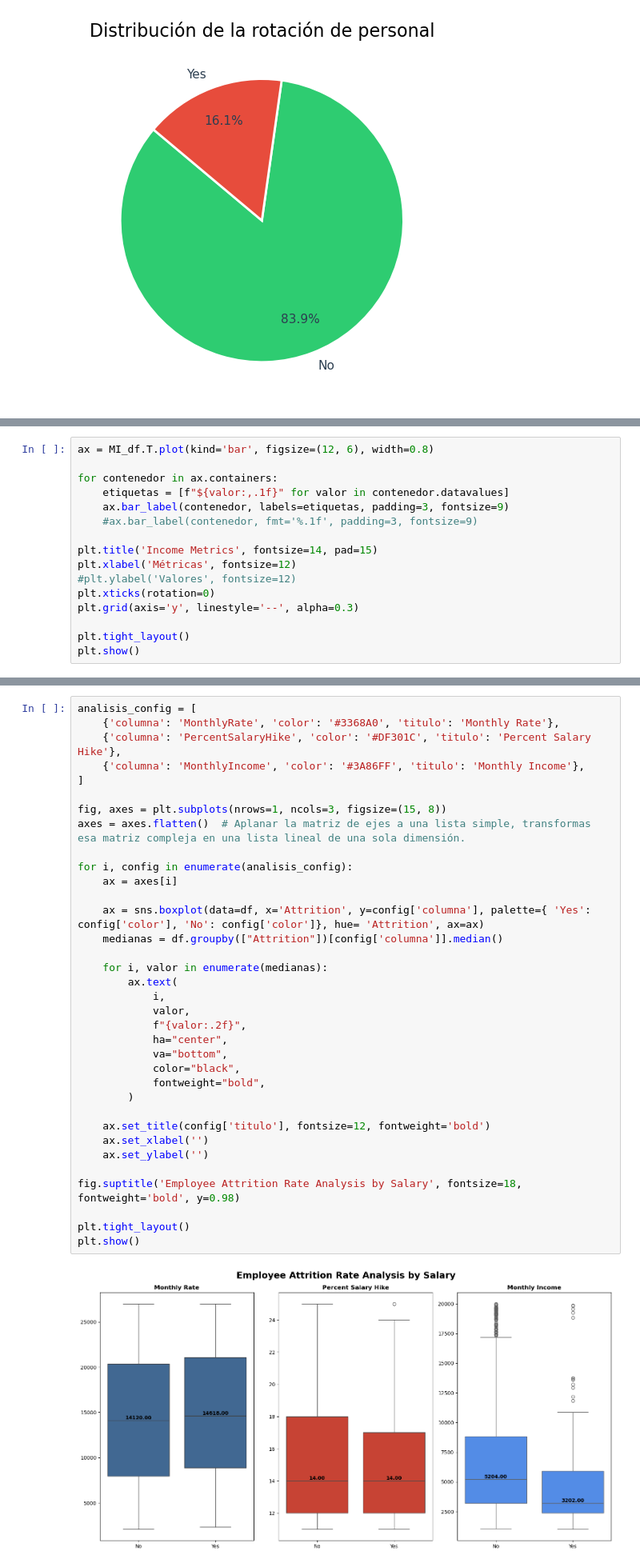
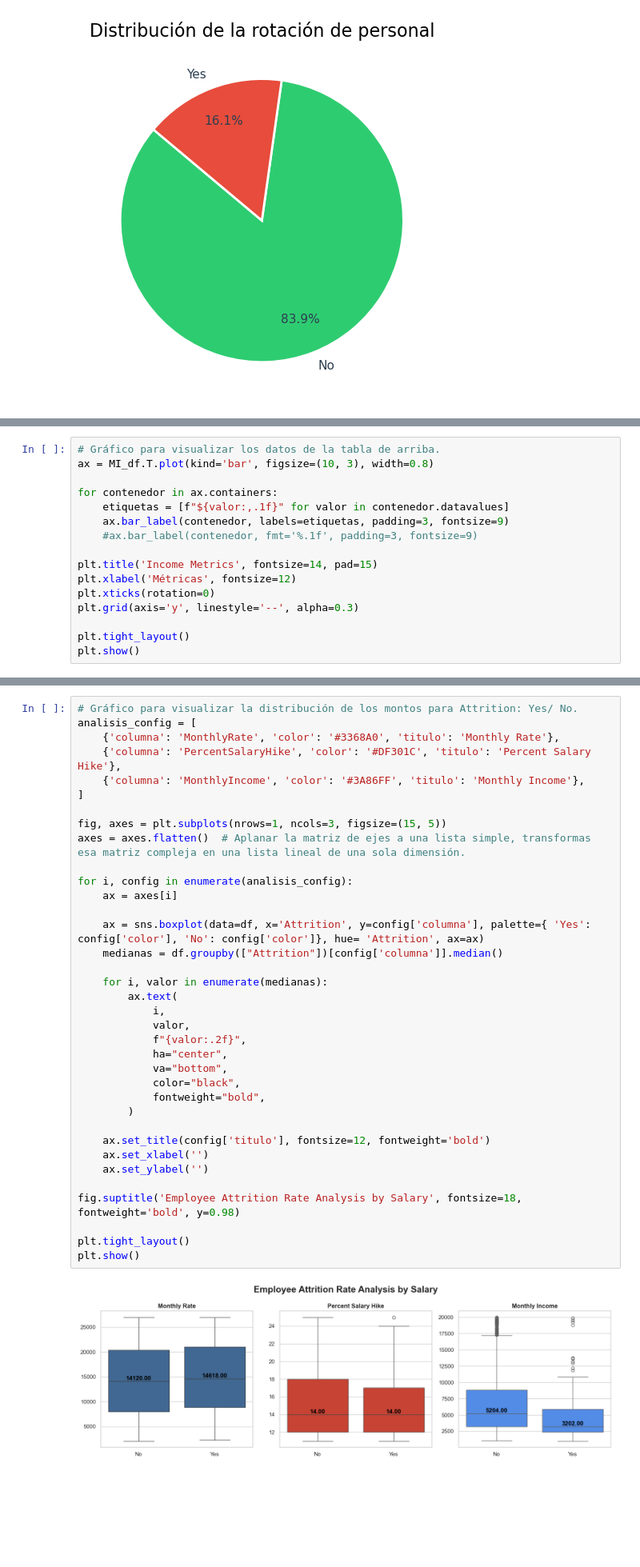
Before and after one commit to mcastillogomes88-del/Staff_Turnover_HR, a Jupyter notebook: EDA_Staff_turnover_HR_1.ipynb, the cells around one changed output, grey strips where cells are left out. Shown at 80% size. Cells and saved outputs as stored; diff of their text form; blank space fills up the shorter version.

```diff
--- a/EDA_Staff_turnover_HR_1.ipynb
+++ b/EDA_Staff_turnover_HR_1.ipynb
@@ -192,7 +195,8 @@ MI_df
 | No | 6832.739659 | 5204.0 | 1051 | 19999 |
 | Yes | 4787.092827 | 3202.0 | 1009 | 19859 |
 # %%
-ax = MI_df.T.plot(kind='bar', figsize=(12, 6), width=0.8)
+# Gráfico para visualizar los datos de la tabla de arriba.
+ax = MI_df.T.plot(kind='bar', figsize=(10, 3), width=0.8)
 
 for contenedor in ax.containers:
     etiquetas = [f"${valor:,.1f}" for valor in contenedor.datavalues]
@@ -201,7 +205,6 @@ for contenedor in ax.containers:
 
 plt.title('Income Metrics', fontsize=14, pad=15)
 plt.xlabel('Métricas', fontsize=12)
-#plt.ylabel('Valores', fontsize=12)
 plt.xticks(rotation=0)
 plt.grid(axis='y', linestyle='--', alpha=0.3)
 
@@ -214,37 +217,38 @@ The average, mean, minimum, and maximum income of employees who left the company
 # %%
+# Gráfico para visualizar la distribución de los montos para Attrition: Yes/ No.
 analisis_config = [
     {'columna': 'MonthlyRate', 'color': '#3368A0', 'titulo': 'Monthly Rate'},
     {'columna': 'PercentSalaryHike', 'color': '#DF301C', 'titulo': 'Percent Salary Hike'},
     {'columna': 'MonthlyIncome', 'color': '#3A86FF', 'titulo': 'Monthly Income'},
 ]
 
-fig, axes = plt.subplots(nrows=1, ncols=3, figsize=(15, 8))
+fig, axes = plt.subplots(nrows=1, ncols=3, figsize=(15, 5))
 axes = axes.flatten()  # Aplanar la matriz de ejes a una lista simple, transformas esa matriz compleja en una lista lineal de una sola dimensión.
 
 for i, config in enumerate(analisis_config):
     ax = axes[i]
 
     ax = sns.boxplot(data=df, x='Attrition', y=config['columna'], palette={ 'Yes': config['color'], 'No': config['color']}, hue= 'Attrition', ax=ax)
     medianas = df.groupby(["Attrition"])[config['columna']].median()
 
     for i, valor in enumerate(medianas):
         ax.text(
             i,
             valor,
             f"{valor:.2f}",
             ha="center",
             va="bottom",
             color="black",
             fontweight="bold",
         )
 
     ax.set_title(config['titulo'], fontsize=12, fontweight='bold')
     ax.set_xlabel('')
     ax.set_ylabel('')
 
 fig.suptitle('Employee Attrition Rate Analysis by Salary', fontsize=18, fontweight='bold', y=0.98)
 
 plt.tight_layout()
 plt.show()
 # %% [output]
-[figure, old version]
+[figure, new version]
```
Also changed, not shown: parts of 102 cells of this notebook, 11 other files.
